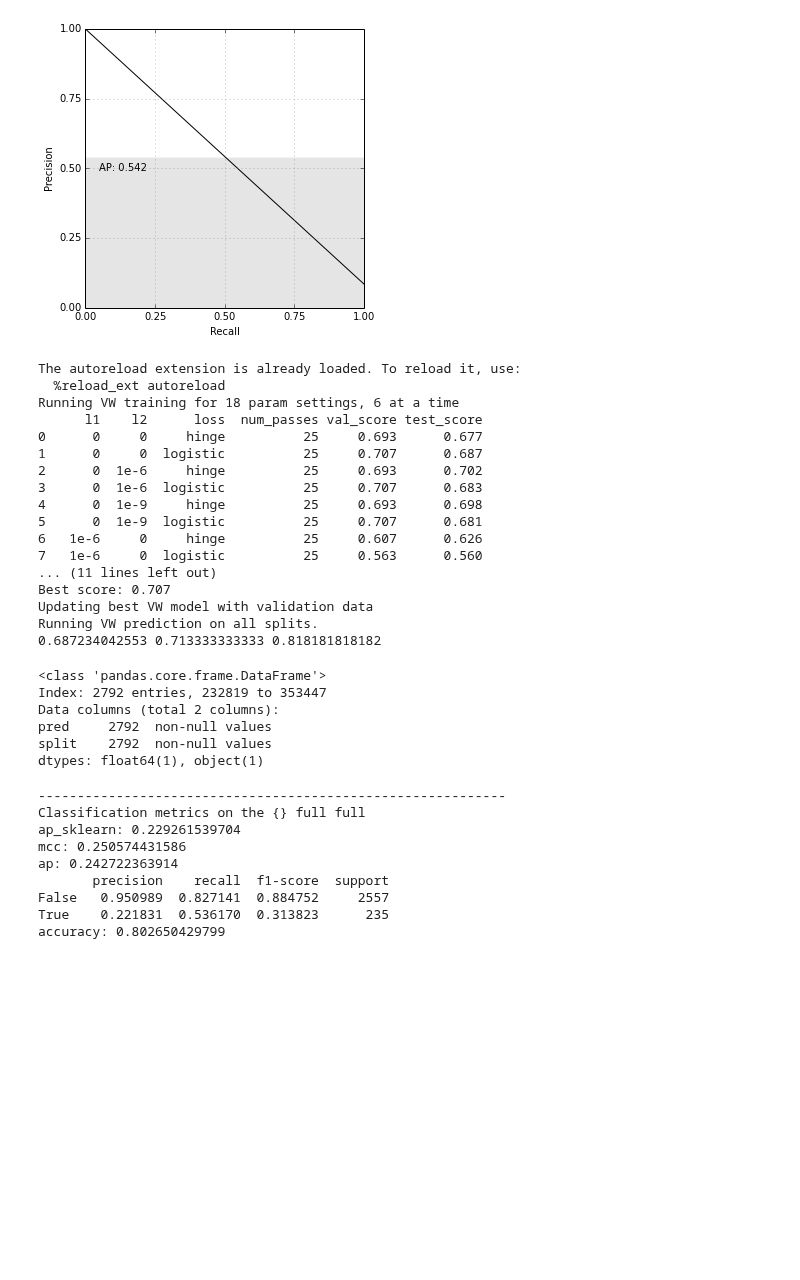
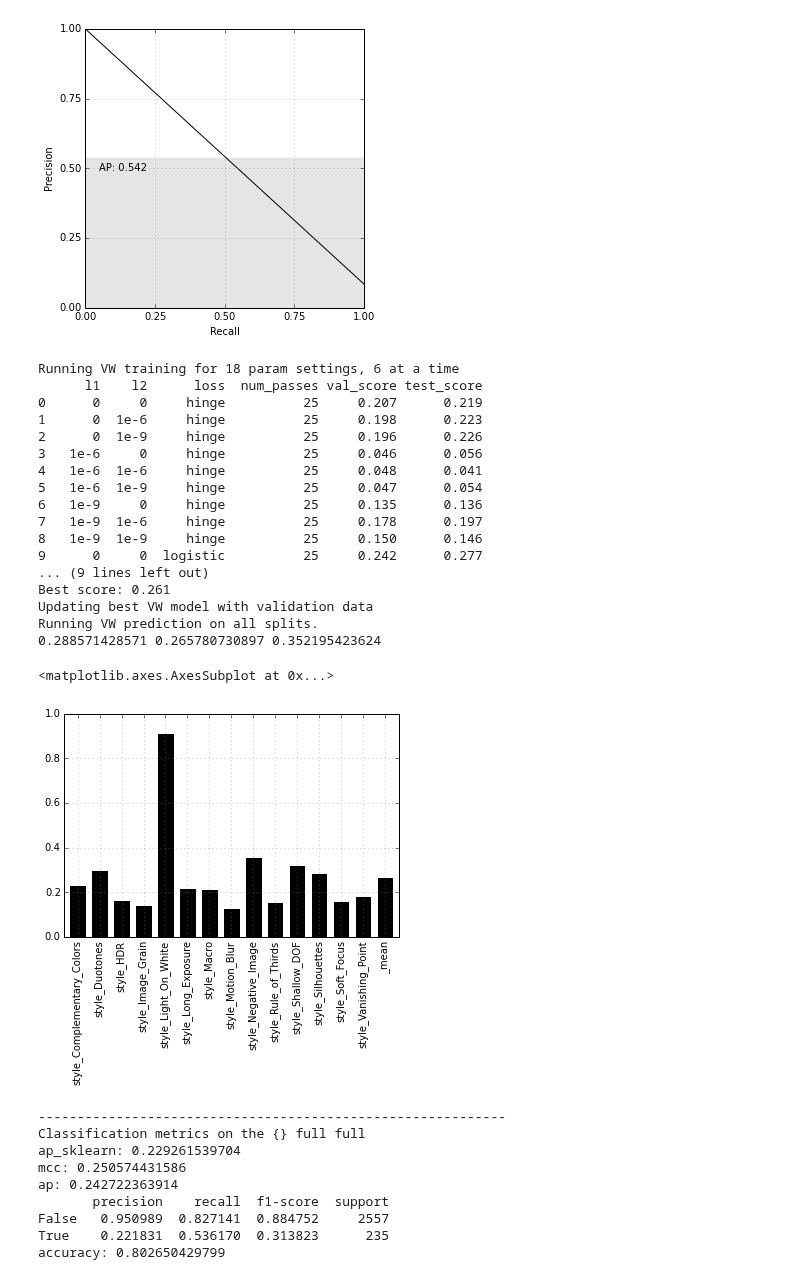
Before and after one commit to sergeyk/vislab, a Jupyter notebook: notebooks/ava style sklearn.ipynb, the cells around one changed output. Saved outputs shown, nothing was run; the diff lists cells and outputs as text; code cells hidden in the pictures; blank space fills up the shorter version.

Commit message:
now loading multi class prediction results for metrics

```diff
--- a/notebooks/ava style sklearn.ipynb
+++ b/notebooks/ava style sklearn.ipynb
@@ -36,41 +36,40 @@ feat_dirname = '/Users/sergeyk/work/aphrodite/data/feats/ava_style'
 feat_names = ['lab_hist']
 
 label_df = vislab.datasets.ava.get_style_df()
-dataset = vislab.predict.get_binary_or_regression_dataset(
-            label_df, 'ava_style', 'style_Complementary_Colors',
-            .2, -1, 42)
+all_styles = [x for x in label_df.columns if not x.startswith('_')]
+dataset = vislab.predict.get_multiclass_dataset(
+            label_df, 'ava_style', 'all_styles', all_styles,
+            .2, False, 42)
 
-vw = vislab.vw3.VW('/Users/sergeyk/work/vislab/_temp' + '/vw_ava_style_Complementary_Colors')
+vw = vislab.vw3.VW('/Users/sergeyk/work/vislab/_temp' + '/vw_ava_style_all_styles')
 pred_df, test_score, val_score, train_score = vw.fit_and_predict(
             dataset, feat_names, feat_dirname, force=True)
 print test_score, val_score, train_score
 # %% [output]
-The autoreload extension is already loaded. To reload it, use:
-  %reload_ext autoreload
 Running VW training for 18 param settings, 6 at a time
       l1    l2      loss  num_passes val_score test_score
-0      0     0     hinge          25     0.693      0.677
-1      0     0  logistic          25     0.707      0.687
-2      0  1e-6     hinge          25     0.693      0.702
-3      0  1e-6  logistic          25     0.707      0.683
-4      0  1e-9     hinge          25     0.693      0.698
-5      0  1e-9  logistic          25     0.707      0.681
-6   1e-6     0     hinge          25     0.607      0.626
-7   1e-6     0  logistic          25     0.563      0.560
-... (11 lines left out)
-Best score: 0.707
+0      0     0     hinge          25     0.207      0.219
+1      0  1e-6     hinge          25     0.198      0.223
+2      0  1e-9     hinge          25     0.196      0.226
+3   1e-6     0     hinge          25     0.046      0.056
+4   1e-6  1e-6     hinge          25     0.048      0.041
+5   1e-6  1e-9     hinge          25     0.047      0.054
+6   1e-9     0     hinge          25     0.135      0.136
+7   1e-9  1e-6     hinge          25     0.178      0.197
+8   1e-9  1e-9     hinge          25     0.150      0.146
+9      0     0  logistic          25     0.242      0.277
+... (9 lines left out)
+Best score: 0.261
 Updating best VW model with validation data
 Running VW prediction on all splits.
-0.687234042553 0.713333333333 0.818181818182
+0.288571428571 0.265780730897 0.352195423624
-# %%
-pred_df[pred_df['split'] == 'test']
-# %% [output]
-<class 'pandas.core.frame.DataFrame'>
-Index: 2792 entries, 232819 to 353447
-Data columns (total 2 columns):
-pred     2792  non-null values
-split    2792  non-null values
-dtypes: float64(1), object(1)
+# %%
+import vislab.results
+metrics = vislab.results.multiclass_metrics(pred_df[pred_df['split'] == 'test'], 'pred')
+metrics['binary_metrics_df']['ap'].plot(kind='bar')
+# %% [output]
+<matplotlib.axes.AxesSubplot at 0x...>
+[figure, added]
 # %%
 pdf = pred_df[pred_df['split'] == 'test']
 pdf = pdf.join(dataset['test_df'])
```
Also changed, not shown: 3 other files.
